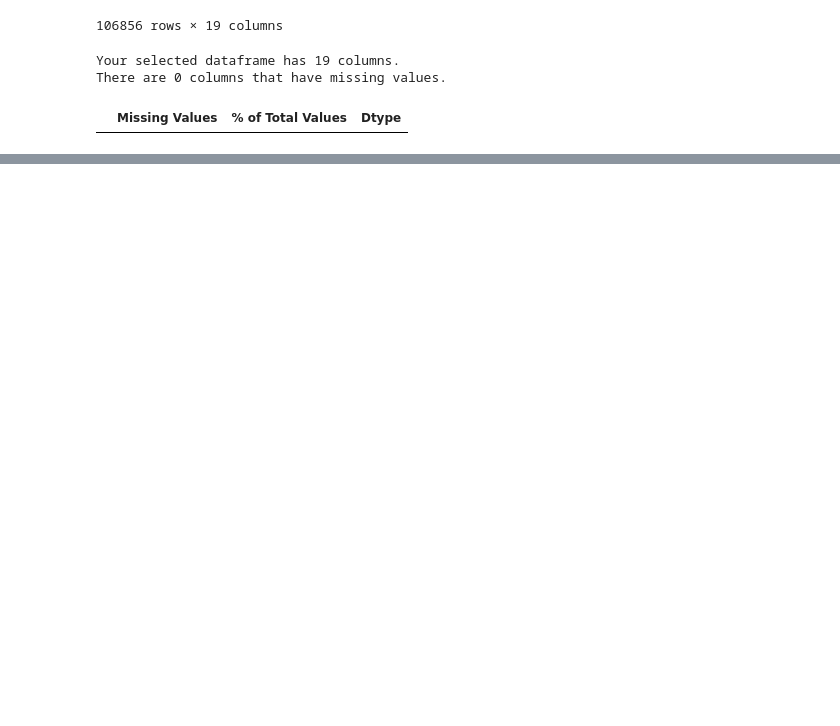
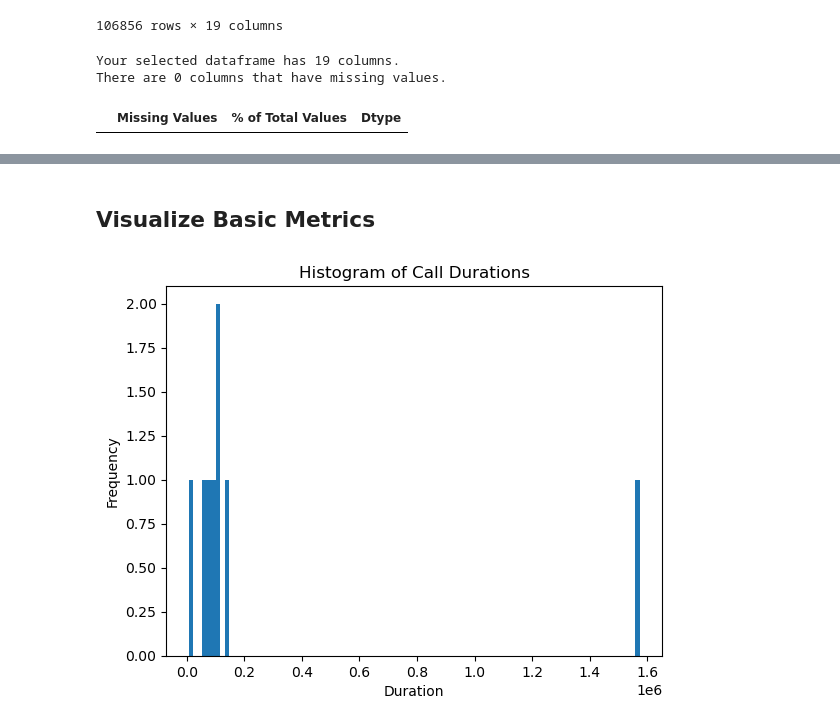
Before and after one commit to nolawit-fant/telecom-growth-analysis, a Jupyter notebook: notebooks/telecom_EDA.ipynb, the cells around one changed output, grey strips where cells are left out. Drawn from its saved outputs; the diff is of its cells as text; code cells hidden in the pictures; blank space fills up the shorter version.

Commit message:
visualizations of user overview analysis

```diff
--- a/notebooks/telecom_EDA.ipynb
+++ b/notebooks/telecom_EDA.ipynb
@@ -194,3 +194,9 @@ display(metrics)
 | 50% | 1 | 86400 | 456245462 | 41127015 | 1792984 | 32854 | 5740054 | 2054326 | 1792060 | 465892 | ... |
 | 75% | 2 | 133912 | 633812078 | 48080206 | 2553164 | 46832 | 8181011 | 2923567 | 2551709 | 664105 | ... |
 | max | 18 | 1573420 | 902969616 | 78331311 | 3586007 | 65870 | 11462752 | 4121343 | 3586146 | 936418 | ... |
+# %% [markdown]
+## Visualize Basic Metrics
+# %%
+plot_duration_histogram(metrics, bins=100)
+# %% [output]
+[figure, added]
```
Also changed, not shown: parts of 6 cells of this notebook.
